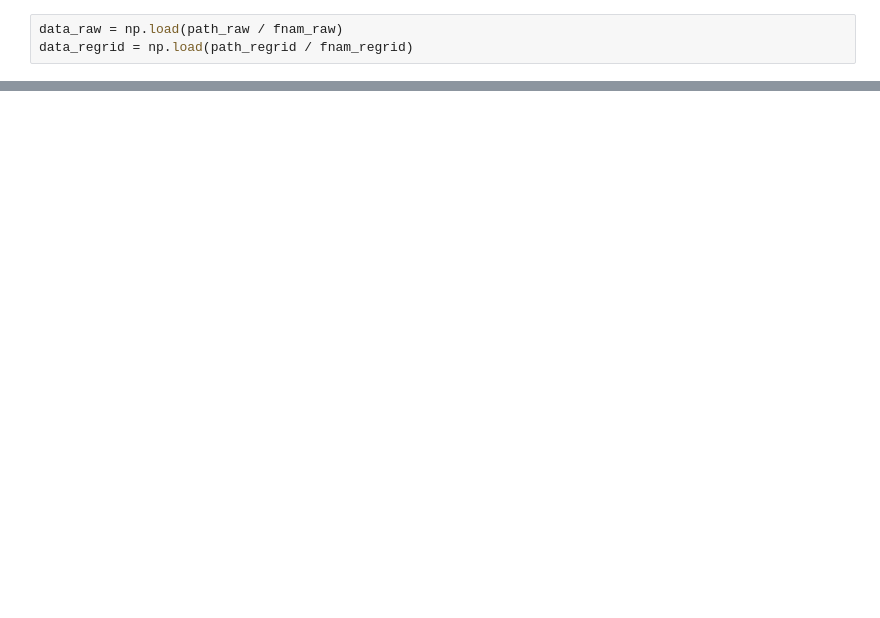
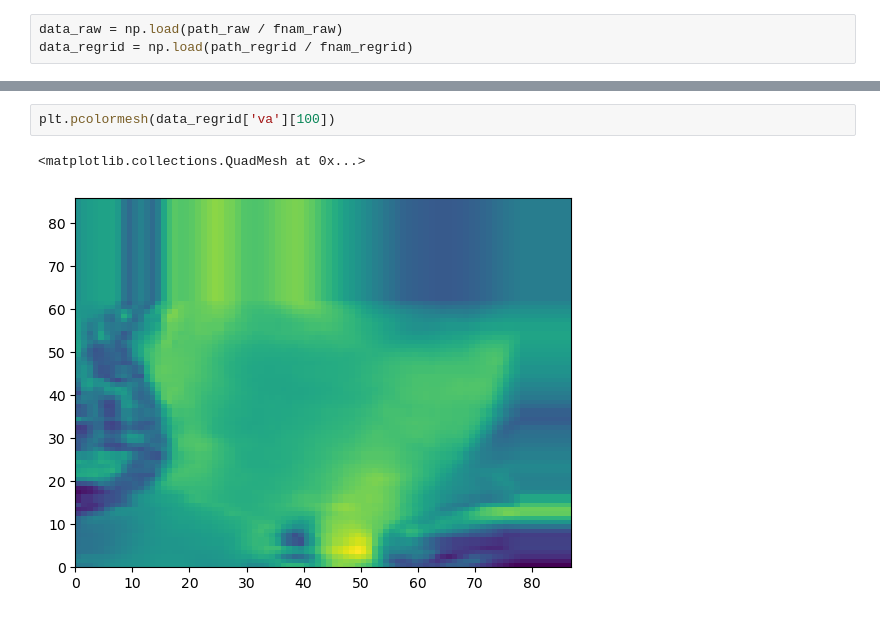
Before and after one commit to jackbassham/thesis-rough, a Jupyter notebook: notebooks/5.0-jwb-test-plot-regrid.ipynb, the cells around one changed output, grey strips where cells are left out. Saved outputs shown, nothing was run; the diff lists cells and outputs as text; blank space fills up the shorter version.

```diff
--- a/notebooks/5.0-jwb-test-plot-regrid.ipynb
+++ b/notebooks/5.0-jwb-test-plot-regrid.ipynb
@@ -256,3 +265,8 @@ plt.pcolormesh(data_regrid['ua'][100])
+# %%
+plt.pcolormesh(data_regrid['va'][100])
+# %% [output]
+<matplotlib.collections.QuadMesh at 0x...>
+[figure, added]
 # %%
 time_index = 100
 
```
Also changed, not shown: parts of 24 cells of this notebook, 1 other file.
